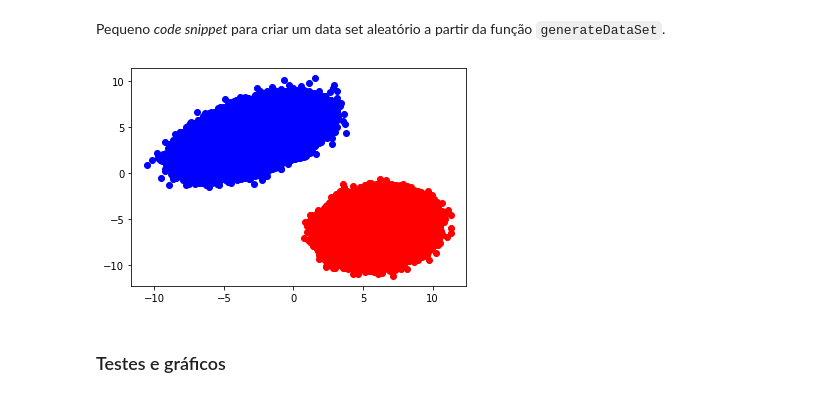
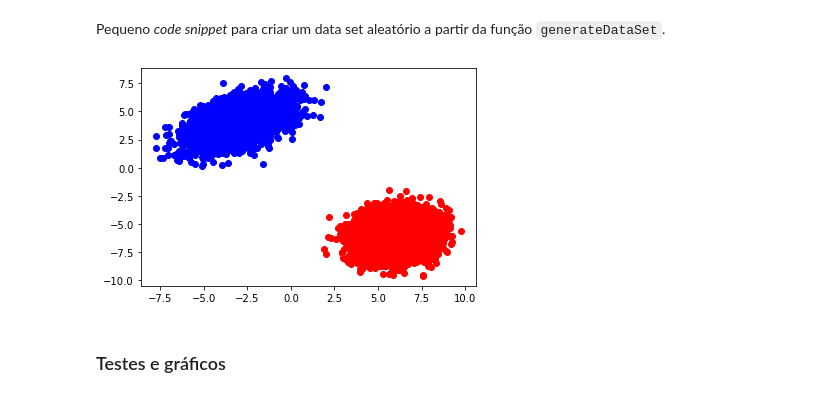
Before and after one commit to vinciusb/TP1-A2, a Jupyter notebook: tp1.ipynb, the cells around one changed output. Saved outputs shown, nothing was run; the diff lists cells and outputs as text; code cells hidden in the pictures.

```diff
--- a/tp1.ipynb
+++ b/tp1.ipynb
@@ -968,15 +968,15 @@ A seção foi dividida em duas partes:
 # %% [markdown]
 Pequeno *code snippet* para criar um data set aleatório a partir da função `generateDataSet`.
 # %%
-points1, points2 = generateDataSet(3000000, 9000000,
+points1, points2 = generateDataSet(3000, 9000,
                                    [-3,4], [6,-6],
                                    [[1,-0.2], [-1.85,-1.5]], [[1,.1],[.1,1]])
 
 plt.plot(points1[:,0], points1[:,1], 'bo')
 plt.plot(points2[:,0], points2[:,1], 'ro')
 plt.show()
 # %% [output]
-[figure, old version]
+[figure, new version]
 # %% [markdown]
 ### <a id="teste-data"></a> Testes e gráficos
 # %% [markdown]
```
Also changed, not shown: parts of 16 cells of this notebook.
